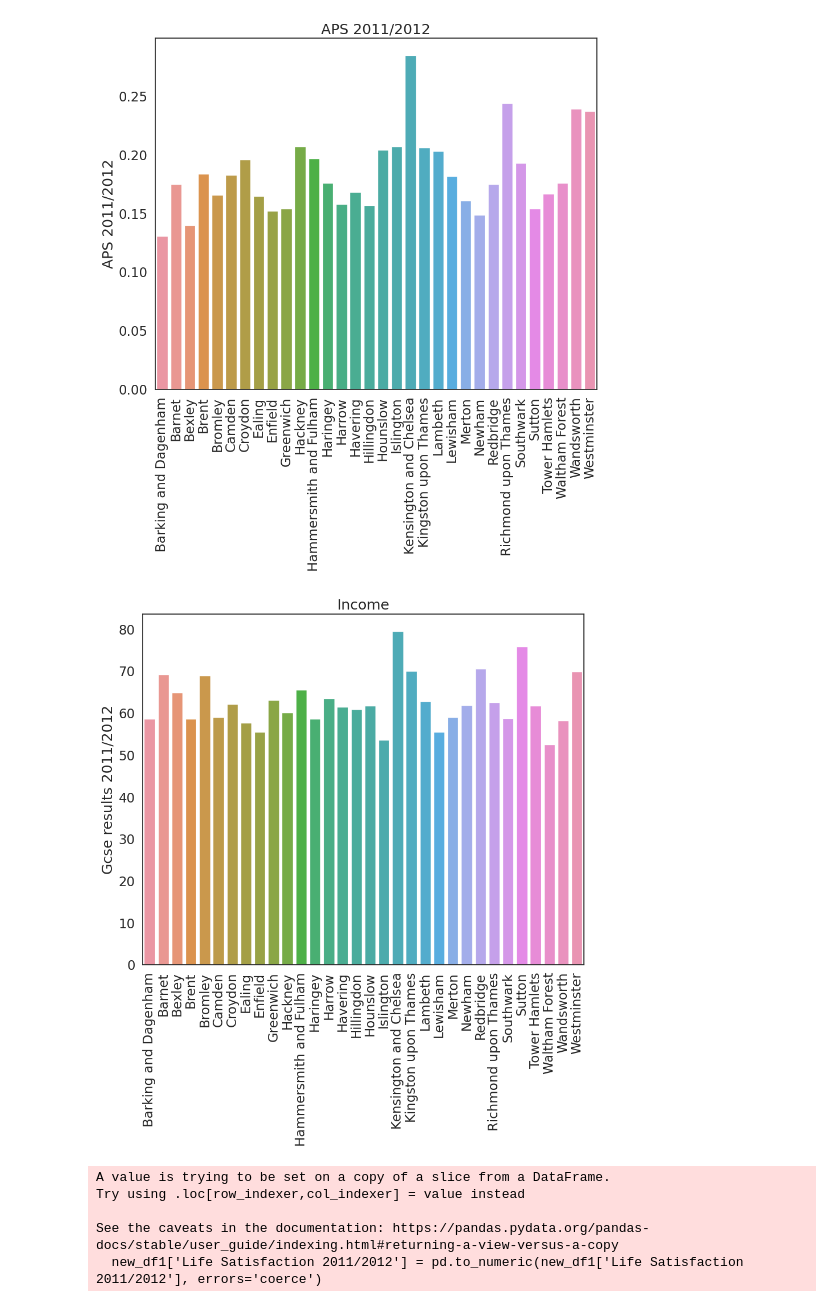
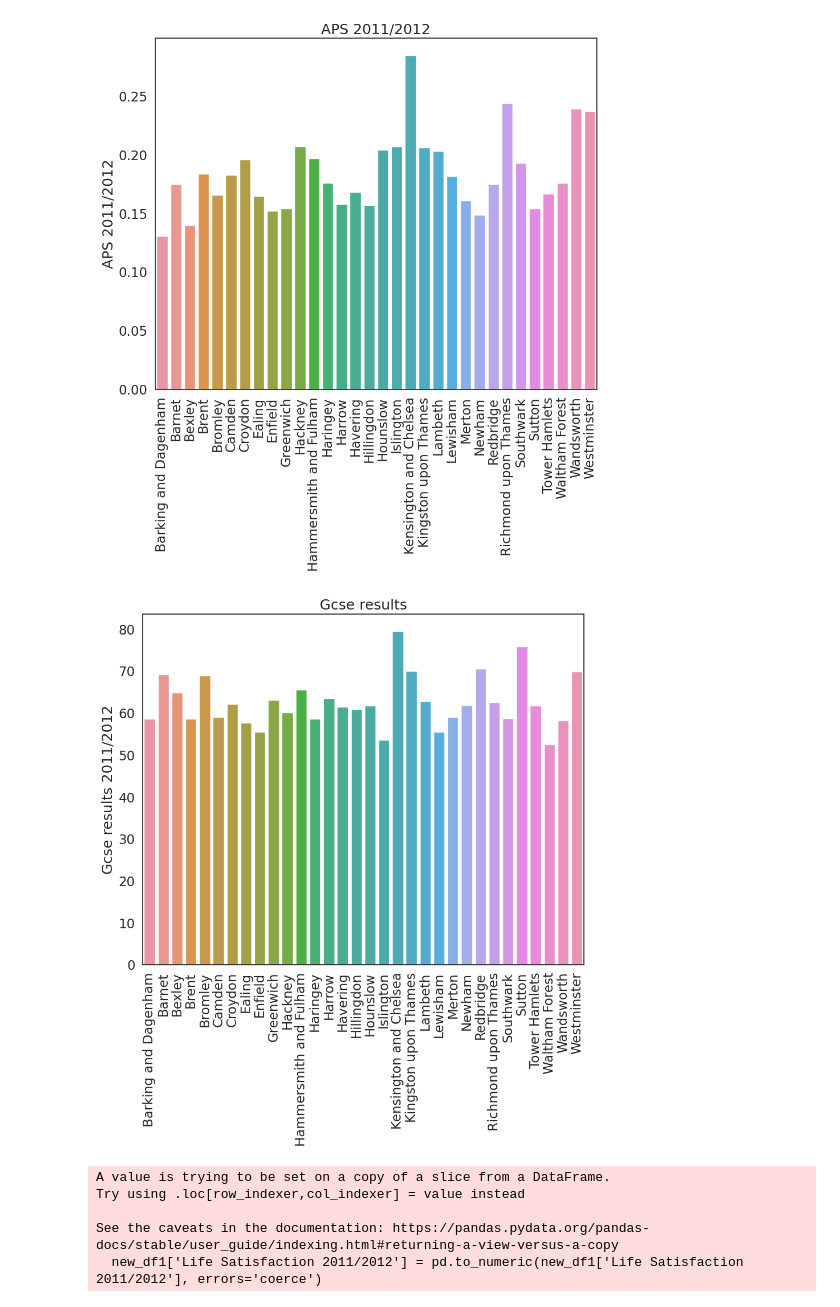
Before and after one commit to YJInn0121/QM2-Group-Project, a Jupyter notebook: Regression_+_visualisation.ipynb, the cells around one changed output. Saved outputs shown, nothing was run; the diff lists cells and outputs as text; code cells hidden in the pictures.

```diff
--- a/Regression_+_visualisation.ipynb
+++ b/Regression_+_visualisation.ipynb
@@ -714,12 +673,12 @@ plt.show() # show the plot
 # %%
 sns.barplot(data=merged_df, x='Area', y='Gcse results 2011/2012') # plot the union variable
 
-plt.title('Income') # add a title
+plt.title('Gcse results') # add a title
 plt.xlabel('') # remove the x axis label
 plt.xticks(rotation=90) # replace the x axis labels with more descriptive labels
 plt.show() # show the plot
 # %% [output]
-[figure, old version]
+[figure, new version]
 # %%
 first_year = ['Area','Life Satisfaction 2011/2012','Anxiety 2011/2012','Gcse results 2011/2012','APS 2011/2012','Crime 2011/2012','income 2011/2012']
 new_df1 = merged_df[first_year]
```
Also changed, not shown: parts of 4 cells of this notebook.
